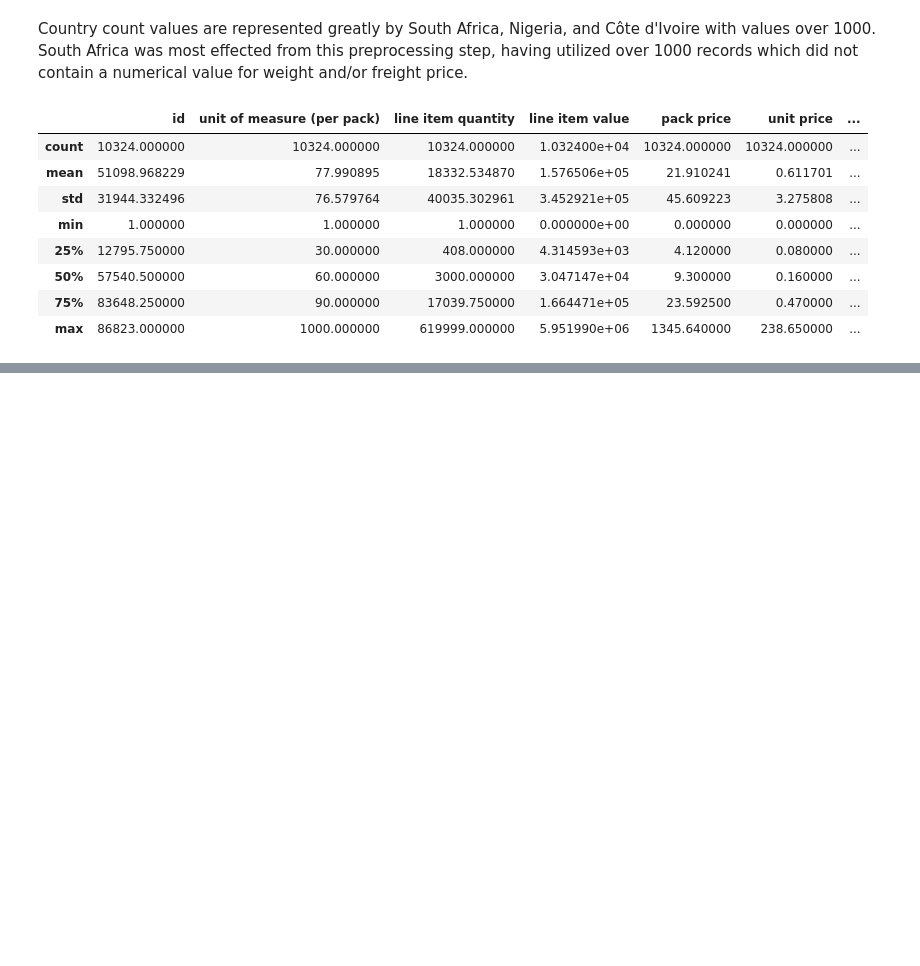
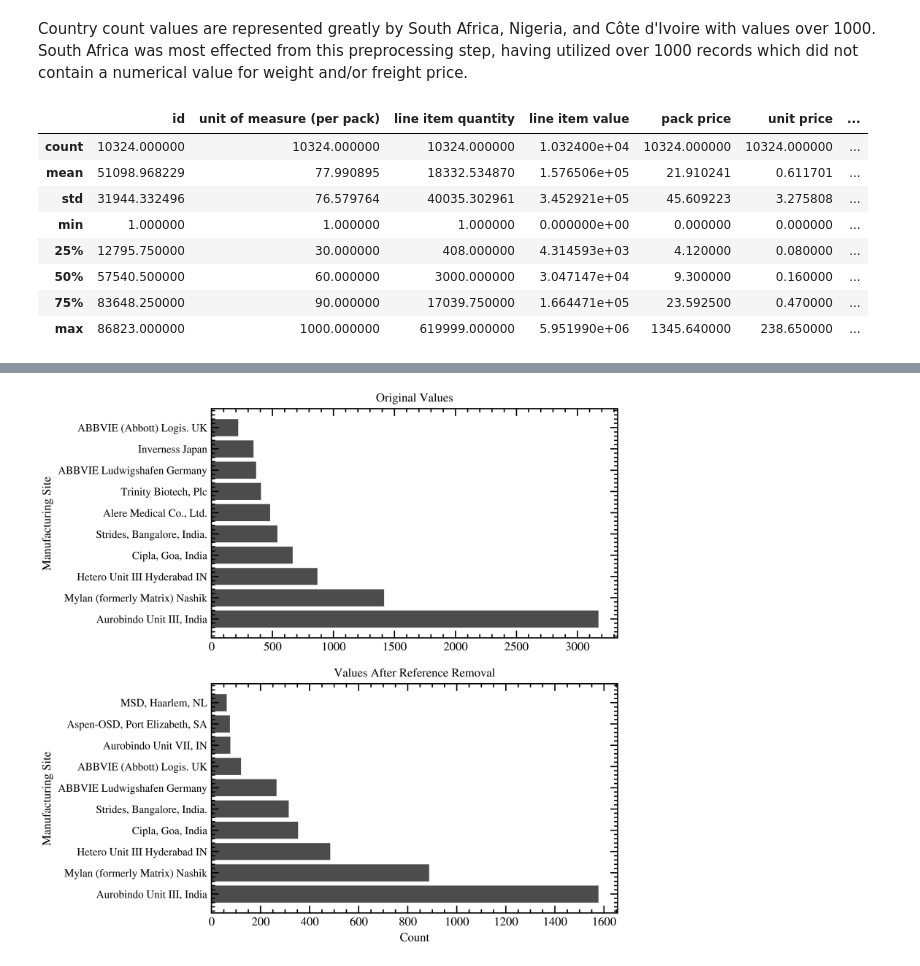
Before and after one commit to UmbertoFasci/Supply-Chain-Pricing, a Jupyter notebook: SupplyChainShipmentPricingPred.ipynb, the cells around one changed output, grey strips where cells are left out. Drawn from its saved outputs; the diff is of its cells as text; code cells hidden in the pictures; blank space fills up the shorter version.

Commit message:
update man site graph.

```diff
--- a/SupplyChainShipmentPricingPred.ipynb
+++ b/SupplyChainShipmentPricingPred.ipynb
@@ -106,5 +106,7 @@ dataset_df.describe()
 | max | 86823.000000 | 1000.000000 | 619999.000000 | 5.951990e+06 | 1345.640000 | 238.650000 | ... |
 # %%
 # Describe manufacturing origin.
-ManLocs_raw = dataset_df.groupby('manufacturing site').size().nlargest(5)
-ManLocs_reduced = dataset_df_reduced.groupby('manufacturing site').size().nlargest(5)
+ManLocs_raw = dataset_df.groupby('manufacturing site').size().nlargest(10).to_dict()
+ManLocs_reduced = dataset_df_reduced.groupby('manufacturing site').size().nlargest(10).to_dict()
+ManLocs_raw
+ManLocs_reduced
@@ -110,0 +124,20 @@ ManLocs_reduced = dataset_df_reduced.groupby('manufacturing site').size().nlarge
+# %%
+fig, axes = plt.subplots(2, 1, figsize=(6, 7.5))
+ax = axes[0]
+ax.barh(list(ManLocs_raw.keys()), list(ManLocs_raw.values()), color=('k', 'k', 'k', 'k', 'k',
+                                                                               'k', 'k', 'k', 'k', 'k'), alpha=0.7)
+ax.set_title('Original Values', fontsize=10)
+ax.tick_params(axis='x', labelsize=10)
+ax.tick_params(axis='y', labelsize=9)
+ax.set_ylabel('Manufacturing Site', fontsize=10)
+ax = axes[1]
+ax.barh(list(ManLocs_reduced.keys()), list(ManLocs_reduced.values()), color=('k', 'k', 'k', 'k', 'k',
+                                                                                       'k', 'k', 'k', 'k', 'k'), alpha=0.7)
+ax.set_title('Values After Reference Removal', fontsize=10)
+ax.tick_params(axis='x', labelsize=10)
+ax.tick_params(axis='y', labelsize=9)
+ax.set_ylabel('Manufacturing Site', fontsize=10)
+ax.set_xlabel('Count', fontsize=10)
+plt.show()
+# %% [output]
+[figure, added]
```
Also changed, not shown: parts of 1 cell of this notebook.
